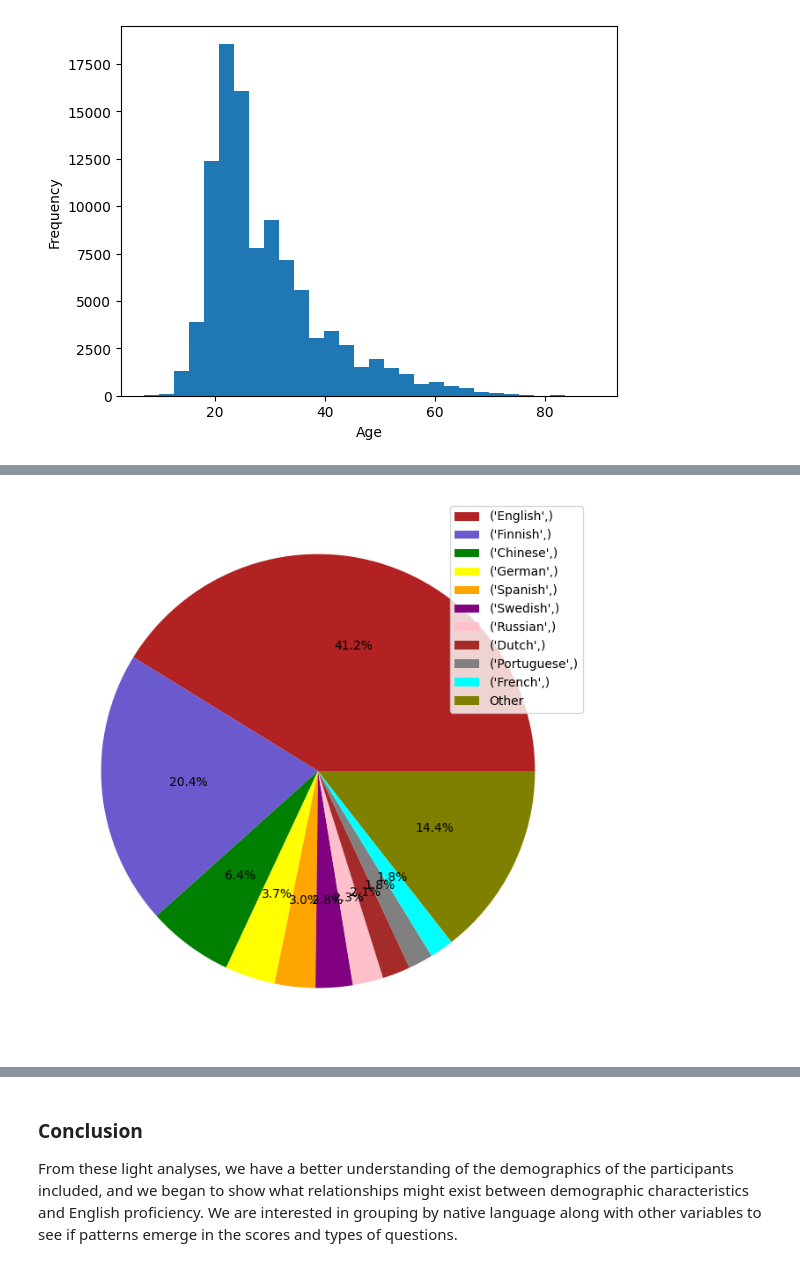
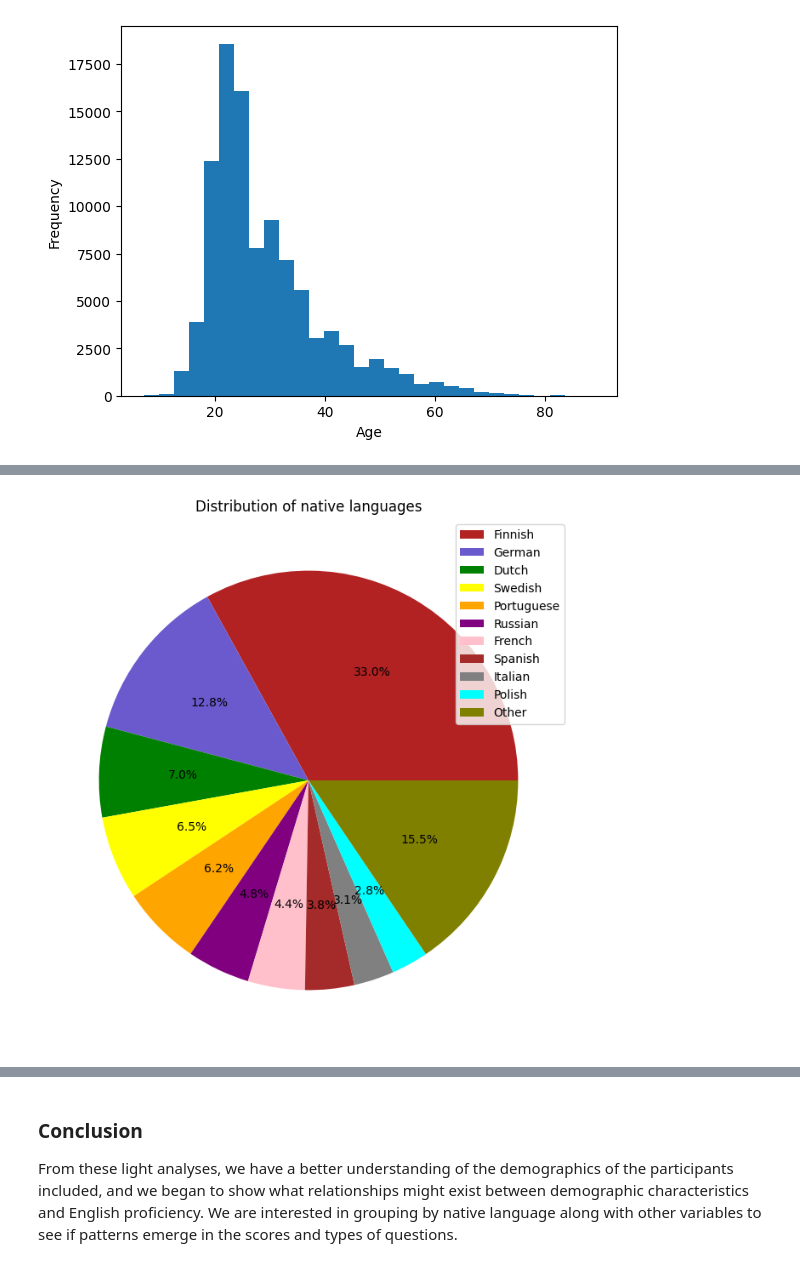
Before and after one commit to ifaul/ifaul.github.io, a Jupyter notebook: Copy_of_lang_acquire_milestone2_11_28_matthew.ipynb, the cells around one changed output, grey strips where cells are left out. Saved outputs shown, nothing was run; the diff lists cells and outputs as text; code cells hidden in the pictures.

```diff
--- a/Copy_of_lang_acquire_milestone2_11_28_matthew.ipynb
+++ b/Copy_of_lang_acquire_milestone2_11_28_matthew.ipynb
@@ -241,6 +241,9 @@ The greatest challenge that we faced in the ETL section was splitting the natlan
 ### **Some EDA**
 
 Here, we give some summary statistics for native and primary languages.
+# %%
+# Filter df_lang_tidy by unique combinations of id and natlang
+df_lang_tidy.drop_duplicates(subset=['id', 'natlang'], inplace=True)
 # %%
 # Number of native languages
 
@@ -318,0 +304,11 @@ dtype: float64
+# %%
+# Number of adult speakers who started learning English after 12 y/o, don't speak English as a primary language, and have not undergone language immersion
+
+df_adult_learner = df_lang_tidy[df_lang_tidy['Eng_start'] >= 10]
+df_adult_learner['yrs_learning'] = df_adult_learner['age'] - df_adult_learner['Eng_start']
+#df_adult_learner = df_adult_learner[df_adult_learner['yrs_learning'] <= 10]
+df_adult_learner = df_adult_learner[df_adult_learner['primelang'] != 'English']
+df_adult_learner = df_adult_learner[df_adult_learner['Eng_little'] == 'little']
+
+df_adult_learner['yrs_learning'].plot.hist(bins=10, xlabel='Years Learning', density=True)
+df_adult_learner[['age', 'Eng_start', 'yrs_learning']].describe()
@@ -319,14 +326,15 @@ dtype: float64
 # %%
 # Pie chart showing the percentages of non-native English speakers in the dataset
 
-df_natlang_other = pd.Series(df_ref_natlang.value_counts().iloc[10:].sum(), index=['Other'])
-df_natlang_pie = pd.concat([df_ref_natlang.value_counts().iloc[0:10], df_natlang_other])
+df_natlang_other = pd.Series(df_adult_learner['natlang'].value_counts().iloc[10:].sum(), index=['Other'])
+df_natlang_pie = pd.concat([df_adult_learner['natlang'].value_counts().iloc[0:10], df_natlang_other])
 
 fig, ax = plt.subplots(figsize=(8, 8))
 colors = ['firebrick', 'slateblue', 'green', 'yellow', 'orange', 'purple', 'pink', 'brown', 'gray', 'cyan', 'olive']
 
 ax.pie(x=df_natlang_pie.values, labels=None, colors=colors, autopct='%1.1f%%')
 plt.legend(df_natlang_pie.index, loc='best')
+plt.title('Distribution of native languages')
 plt.show()
 # %% [output]
-[figure, old version]
+[figure, new version]
```
Also changed, not shown: parts of 27 cells of this notebook.
